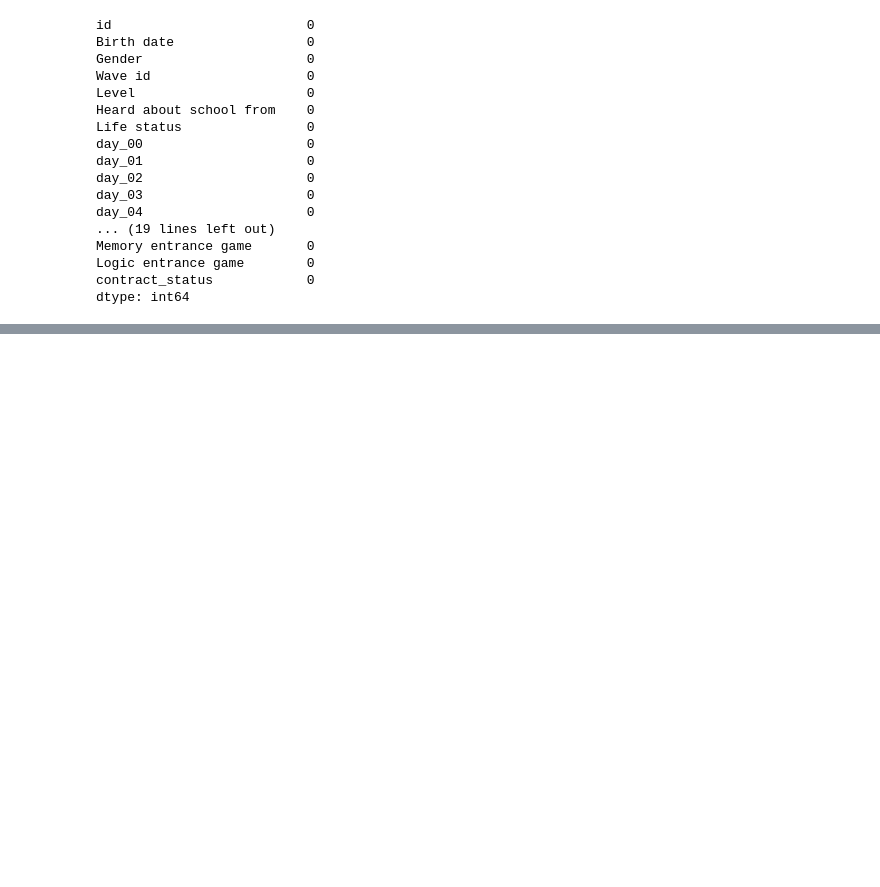
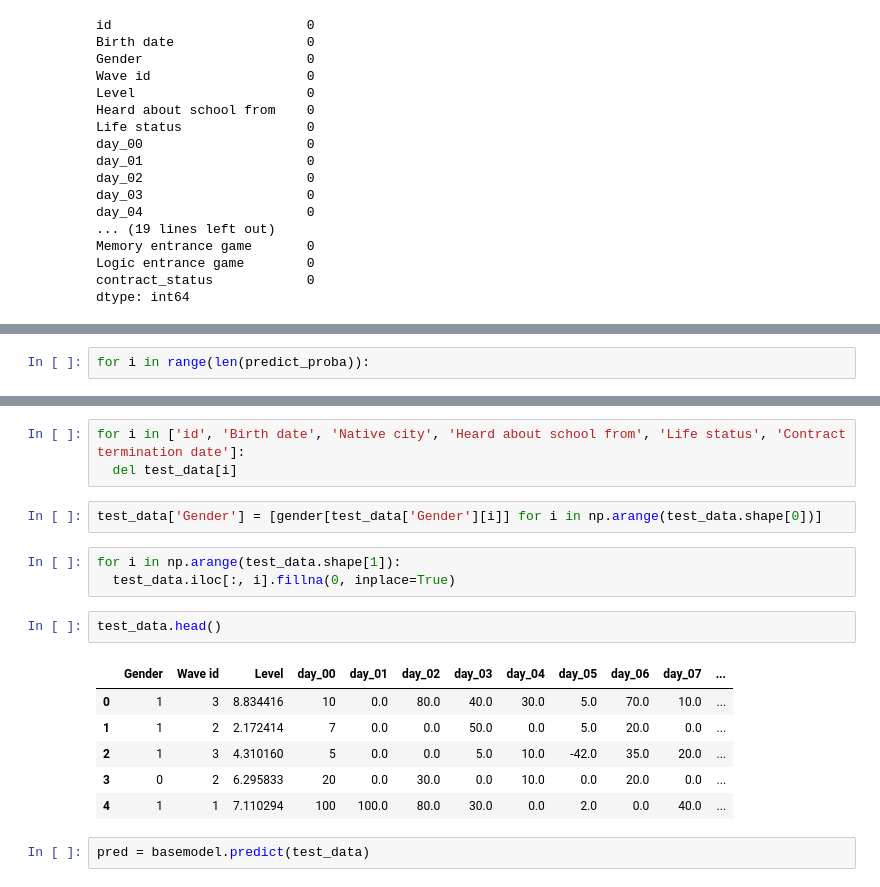
Before and after one commit to MirRinat/Hackaton21, a Jupyter notebook: Preprocessing.ipynb, the cells around one changed output, grey strips where cells are left out. Cells and saved outputs as stored; diff of their text form; blank space fills up the shorter version.

Commit message:
basemodel

```diff
--- a/Preprocessing.ipynb
+++ b/Preprocessing.ipynb
@@ -152,0 +251,2 @@ dtype: int64
+# %%
+for i in range(len(predict_proba)):
@@ -152,0 +270,19 @@ dtype: int64
+# %%
+for i in ['id', 'Birth date', 'Native city', 'Heard about school from', 'Life status', 'Contract termination date']:
+  del test_data[i]
+# %%
+test_data['Gender'] = [gender[test_data['Gender'][i]] for i in np.arange(test_data.shape[0])]
+# %%
+for i in np.arange(test_data.shape[1]):
+  test_data.iloc[:, i].fillna(0, inplace=True)
+# %%
+test_data.head()
+# %% [output]
+|  | Gender | Wave id | Level | day_00 | day_01 | day_02 | day_03 | day_04 | day_05 | day_06 | day_07 | ... |
+| 0 | 1 | 3 | 8.834416 | 10 | 0.0 | 80.0 | 40.0 | 30.0 | 5.0 | 70.0 | 10.0 | ... |
+| 1 | 1 | 2 | 2.172414 | 7 | 0.0 | 0.0 | 50.0 | 0.0 | 5.0 | 20.0 | 0.0 | ... |
+| 2 | 1 | 3 | 4.310160 | 5 | 0.0 | 0.0 | 5.0 | 10.0 | -42.0 | 35.0 | 20.0 | ... |
+| 3 | 0 | 2 | 6.295833 | 20 | 0.0 | 30.0 | 0.0 | 10.0 | 0.0 | 20.0 | 0.0 | ... |
+| 4 | 1 | 1 | 7.110294 | 100 | 100.0 | 80.0 | 30.0 | 0.0 | 2.0 | 0.0 | 40.0 | ... |
+# %%
+pred = basemodel.predict(test_data)
```
Also changed, not shown: parts of 19 cells of this notebook.
